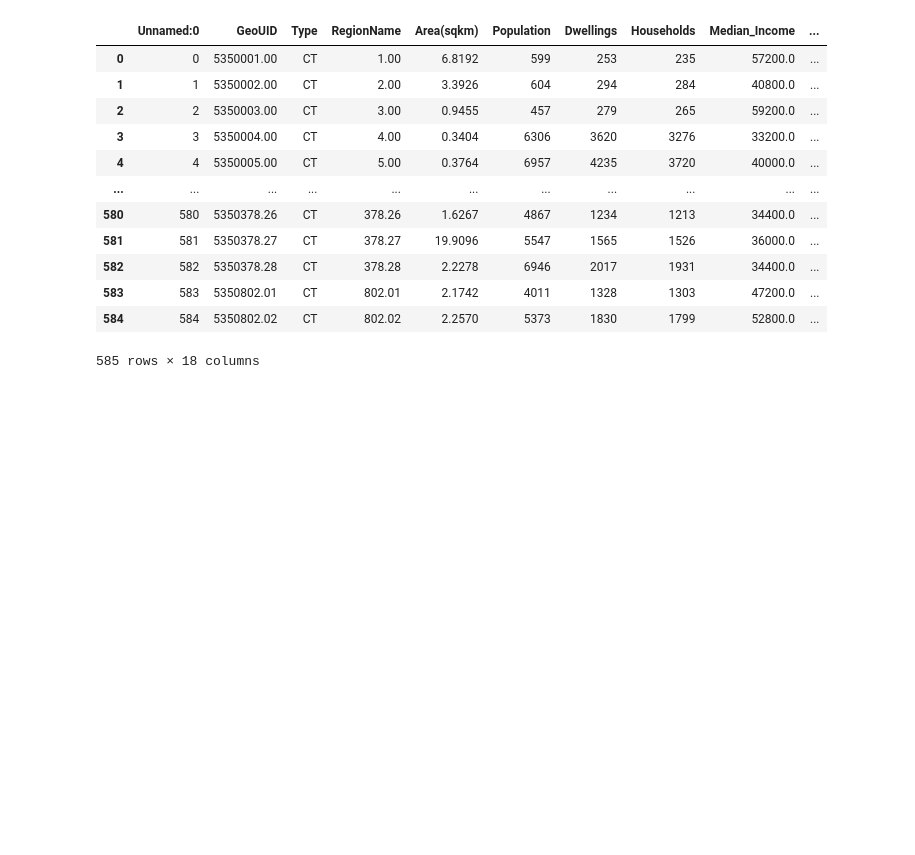
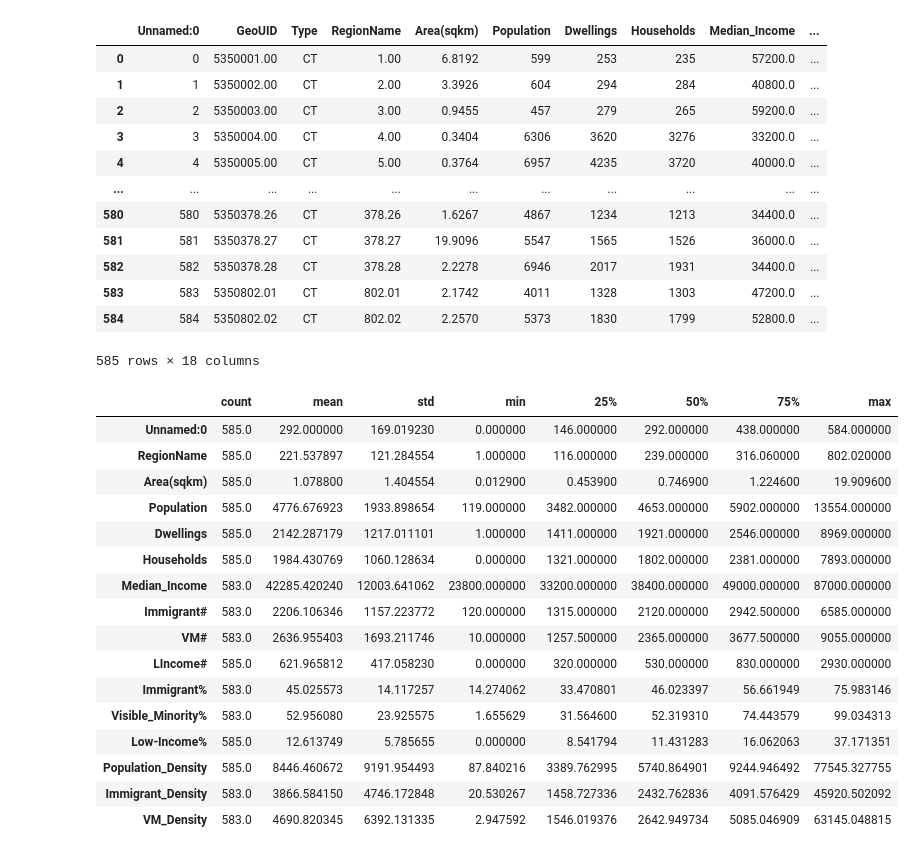
Before and after one commit to schoolofcities/access-to-outdoor-rinks-toronto, a Jupyter notebook: analysis/Census Variables.ipynb, the cells around one changed output. Cells and saved outputs as stored; diff of their text form; code cells hidden in the pictures; blank space fills up the shorter version.

```diff
--- a/analysis/Census Variables.ipynb
+++ b/analysis/Census Variables.ipynb
@@ -77,3 +77,23 @@ ct.fillna(value=0)
 585 rows × 18 columns
 # %%
 ct.to_csv("data/census/CT/ct_clean.csv")
+# %%
+ct.describe().transpose()
+# %% [output]
+|  | count | mean | std | min | 25% | 50% | 75% | max |
+| Unnamed:0 | 585.0 | 292.000000 | 169.019230 | 0.000000 | 146.000000 | 292.000000 | 438.000000 | 584.000000 |
+| RegionName | 585.0 | 221.537897 | 121.284554 | 1.000000 | 116.000000 | 239.000000 | 316.060000 | 802.020000 |
+| Area(sqkm) | 585.0 | 1.078800 | 1.404554 | 0.012900 | 0.453900 | 0.746900 | 1.224600 | 19.909600 |
+| Population | 585.0 | 4776.676923 | 1933.898654 | 119.000000 | 3482.000000 | 4653.000000 | 5902.000000 | 13554.000000 |
+| Dwellings | 585.0 | 2142.287179 | 1217.011101 | 1.000000 | 1411.000000 | 1921.000000 | 2546.000000 | 8969.000000 |
+| Households | 585.0 | 1984.430769 | 1060.128634 | 0.000000 | 1321.000000 | 1802.000000 | 2381.000000 | 7893.000000 |
+| Median_Income | 583.0 | 42285.420240 | 12003.641062 | 23800.000000 | 33200.000000 | 38400.000000 | 49000.000000 | 87000.000000 |
+| Immigrant# | 583.0 | 2206.106346 | 1157.223772 | 120.000000 | 1315.000000 | 2120.000000 | 2942.500000 | 6585.000000 |
+| VM# | 583.0 | 2636.955403 | 1693.211746 | 10.000000 | 1257.500000 | 2365.000000 | 3677.500000 | 9055.000000 |
+| LIncome# | 585.0 | 621.965812 | 417.058230 | 0.000000 | 320.000000 | 530.000000 | 830.000000 | 2930.000000 |
+| Immigrant% | 583.0 | 45.025573 | 14.117257 | 14.274062 | 33.470801 | 46.023397 | 56.661949 | 75.983146 |
+| Visible_Minority% | 583.0 | 52.956080 | 23.925575 | 1.655629 | 31.564600 | 52.319310 | 74.443579 | 99.034313 |
+| Low-Income% | 585.0 | 12.613749 | 5.785655 | 0.000000 | 8.541794 | 11.431283 | 16.062063 | 37.171351 |
+| Population_Density | 585.0 | 8446.460672 | 9191.954493 | 87.840216 | 3389.762995 | 5740.864901 | 9244.946492 | 77545.327755 |
+| Immigrant_Density | 583.0 | 3866.584150 | 4746.172848 | 20.530267 | 1458.727336 | 2432.762836 | 4091.576429 | 45920.502092 |
+| VM_Density | 583.0 | 4690.820345 | 6392.131335 | 2.947592 | 1546.019376 | 2642.949734 | 5085.046909 | 63145.048815 |
```
Also changed, not shown: 15 other files.
